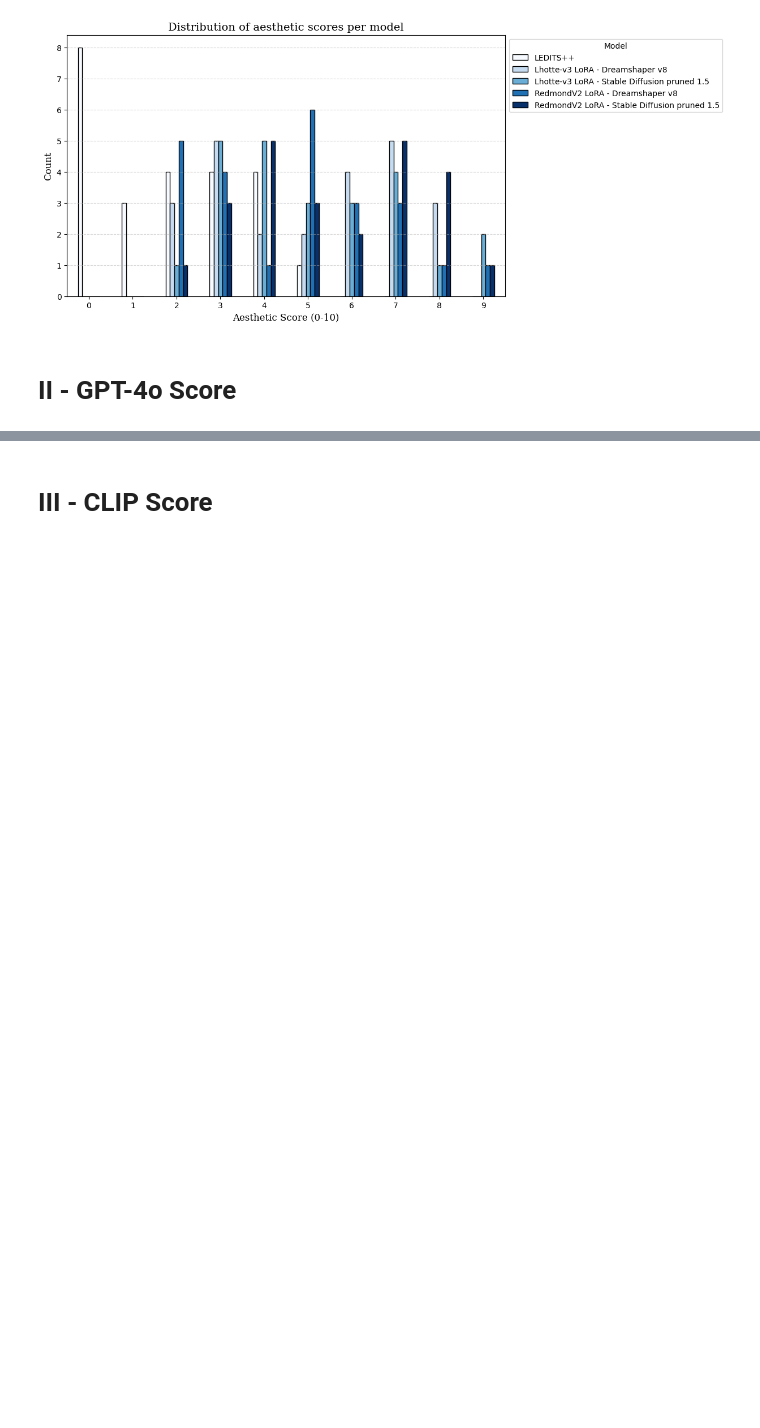
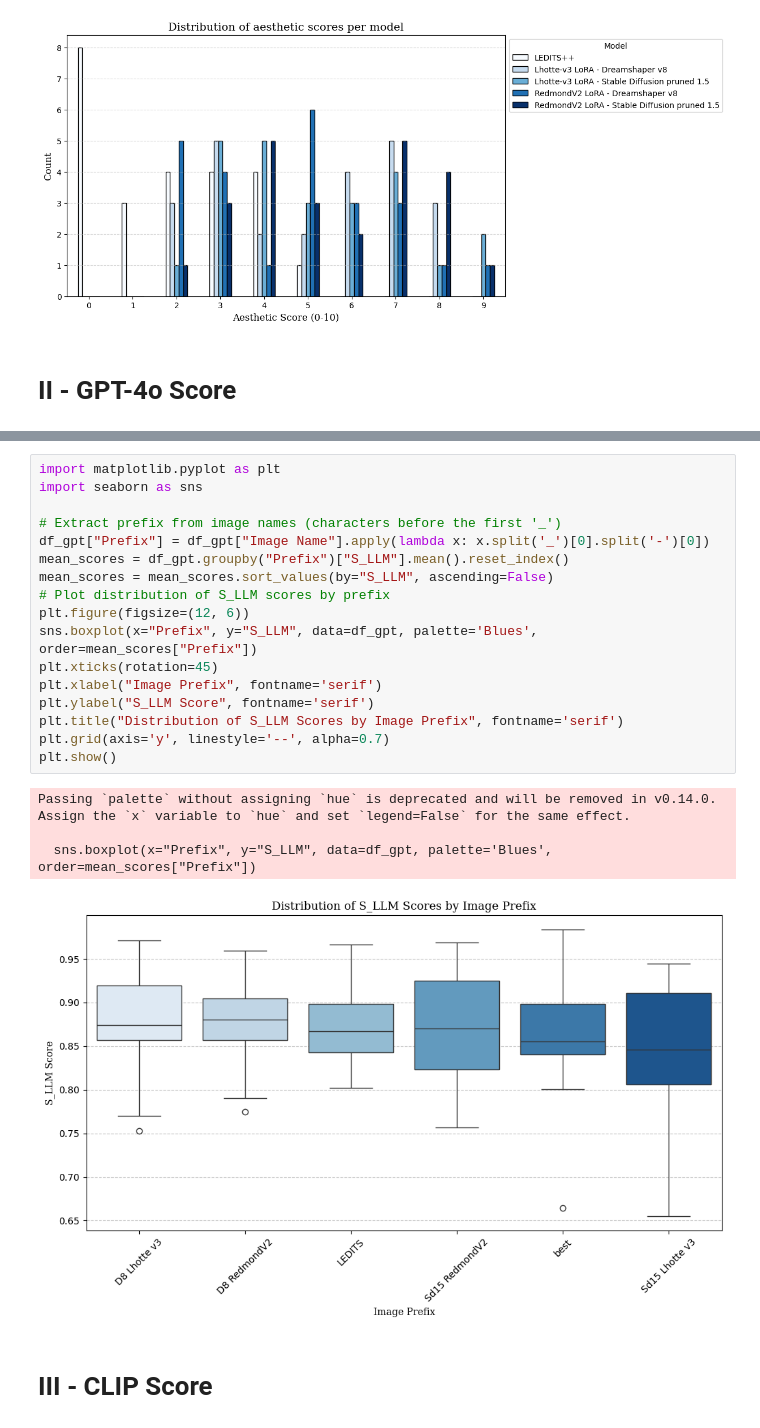
Before and after one commit to louislhotte/seamless-stable-diffusion-cs, a Jupyter notebook: Benchmark/benchmark.ipynb, the cells around one changed output, grey strips where cells are left out. Drawn from its saved outputs; the diff is of its cells as text; blank space fills up the shorter version.

```diff
--- a/Benchmark/benchmark.ipynb
+++ b/Benchmark/benchmark.ipynb
@@ -170,2 +198,24 @@ plt.show()
+# %%
+import matplotlib.pyplot as plt
+import seaborn as sns
+
+# Extract prefix from image names (characters before the first '_')
+df_gpt["Prefix"] = df_gpt["Image Name"].apply(lambda x: x.split('_')[0].split('-')[0])
+mean_scores = df_gpt.groupby("Prefix")["S_LLM"].mean().reset_index()
+mean_scores = mean_scores.sort_values(by="S_LLM", ascending=False)
+# Plot distribution of S_LLM scores by prefix
+plt.figure(figsize=(12, 6))
+sns.boxplot(x="Prefix", y="S_LLM", data=df_gpt, palette='Blues', order=mean_scores["Prefix"])
+plt.xticks(rotation=45)
+plt.xlabel("Image Prefix", fontname='serif')
+plt.ylabel("S_LLM Score", fontname='serif')
+plt.title("Distribution of S_LLM Scores by Image Prefix", fontname='serif')
+plt.grid(axis='y', linestyle='--', alpha=0.7)
+plt.show()
+# %% [output]
+Passing `palette` without assigning `hue` is deprecated and will be removed in v0.14.0. Assign the `x` variable to `hue` and set `legend=False` for the same effect.
+
+  sns.boxplot(x="Prefix", y="S_LLM", data=df_gpt, palette='Blues', order=mean_scores["Prefix"])
+[figure, added]
 # %% [markdown]
 # III - CLIP Score
```
Also changed, not shown: parts of 3 cells of this notebook, 1 other file.
